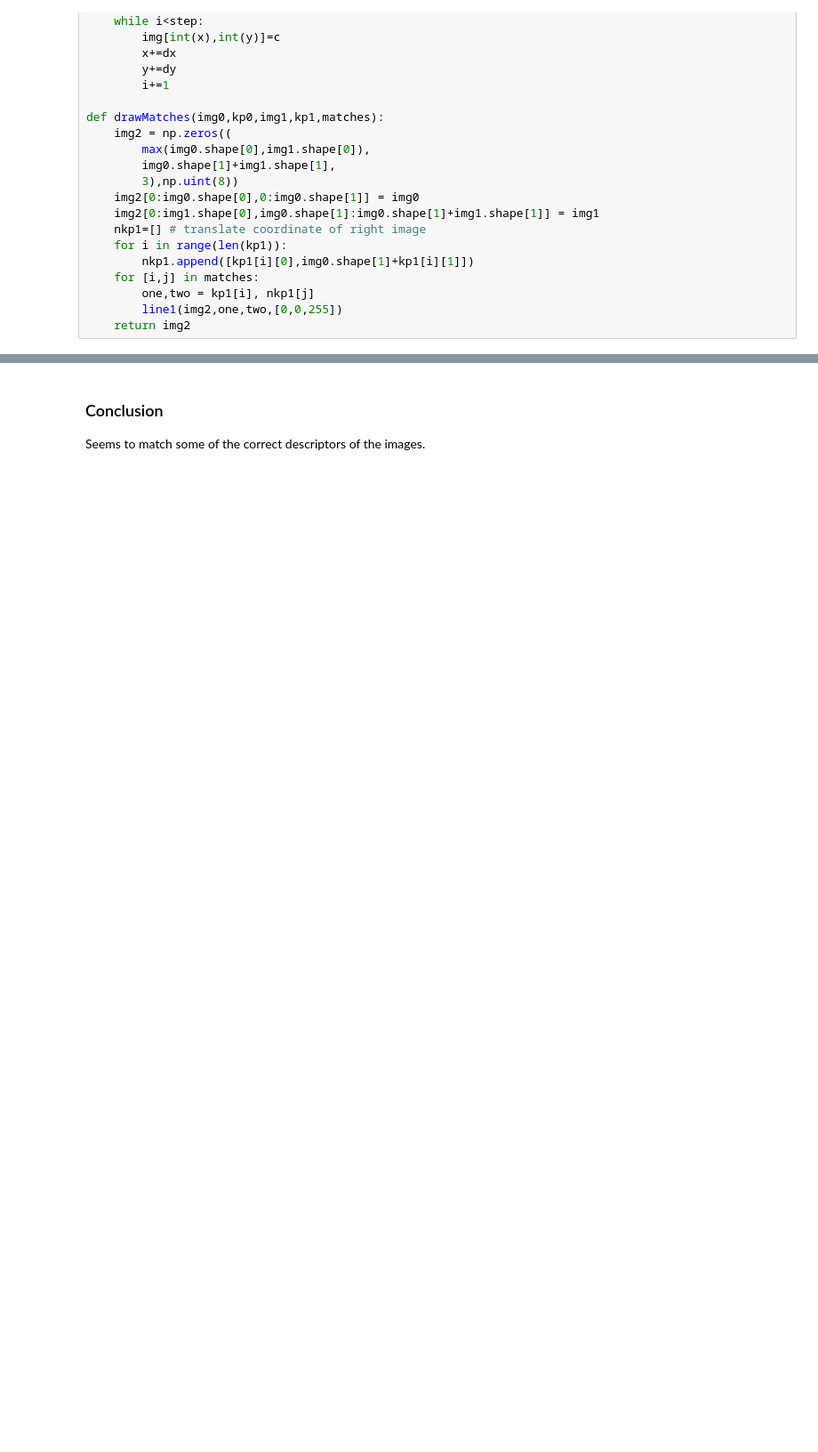
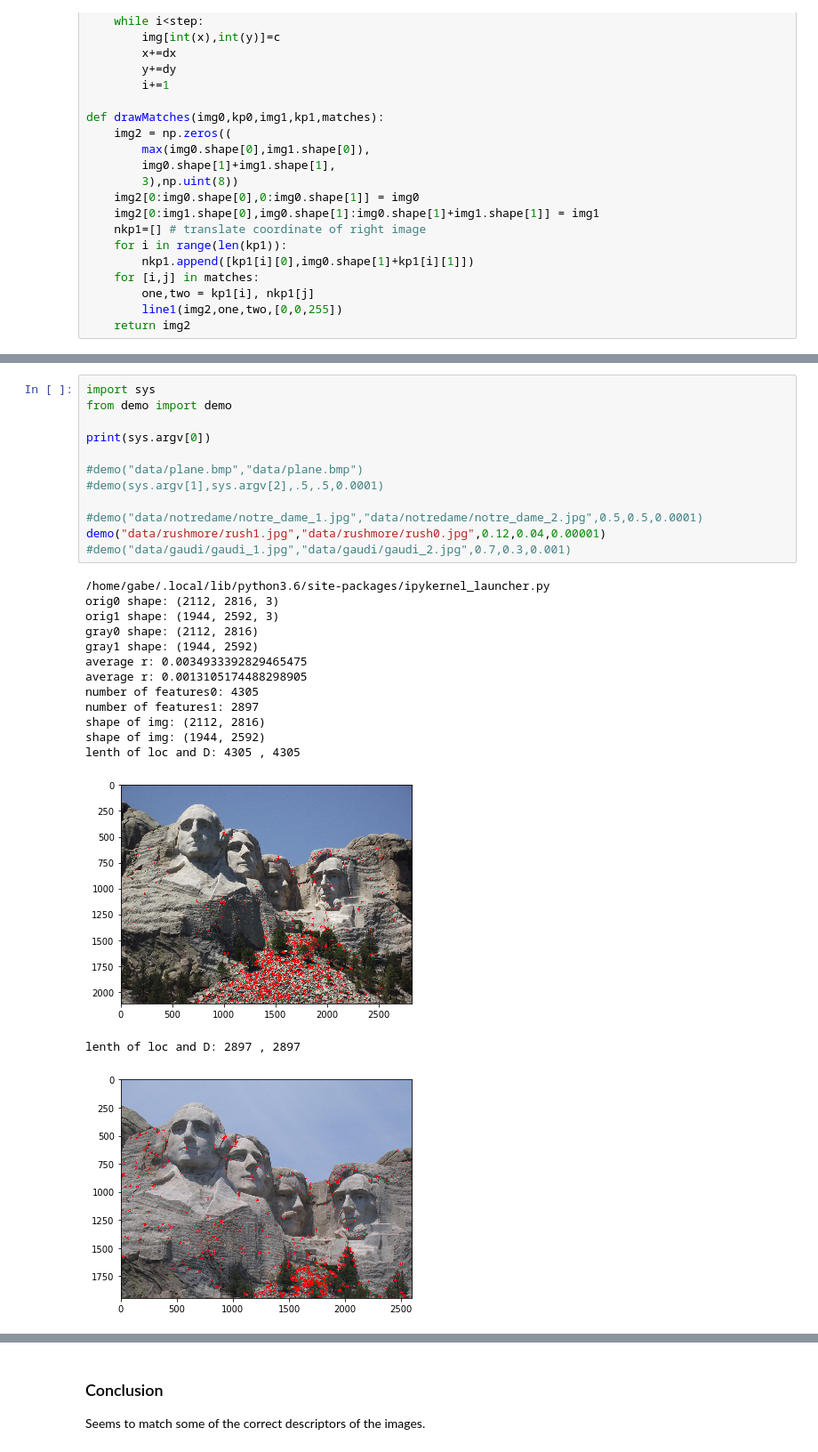
Before and after one commit to gabrielhofer560/CSC-414_P2, a Jupyter notebook: p2.ipynb, the cells around one changed output, grey strips where cells are left out. Shown at 89% size. Cells and saved outputs as stored; diff of their text form; blank space fills up the shorter version.

```diff
--- a/p2.ipynb
+++ b/p2.ipynb
@@ -382,0 +380,28 @@ lenth of loc and D: 38 , 38
+# %%
+import sys
+from demo import demo
+
+print(sys.argv[0])
+
+#demo("data/plane.bmp","data/plane.bmp")
+#demo(sys.argv[1],sys.argv[2],.5,.5,0.0001)
+
+#demo("data/notredame/notre_dame_1.jpg","data/notredame/notre_dame_2.jpg",0.5,0.5,0.0001)
+demo("data/rushmore/rush1.jpg","data/rushmore/rush0.jpg",0.12,0.04,0.00001)
+#demo("data/gaudi/gaudi_1.jpg","data/gaudi/gaudi_2.jpg",0.7,0.3,0.001)
+# %% [output]
+/home/gabe/.local/lib/python3.6/site-packages/ipykernel_launcher.py
+orig0 shape: (2112, 2816, 3)
+orig1 shape: (1944, 2592, 3)
+gray0 shape: (2112, 2816)
+gray1 shape: (1944, 2592)
+average r: 0.0034933392829465475
+average r: 0.0013105174488298905
+number of features0: 4305
+number of features1: 2897
+shape of img: (2112, 2816)
+shape of img: (1944, 2592)
+lenth of loc and D: 4305 , 4305
+[figure, added]
+lenth of loc and D: 2897 , 2897
+[figure, added]
```
Also changed, not shown: parts of 3 cells of this notebook, 5 other files.
